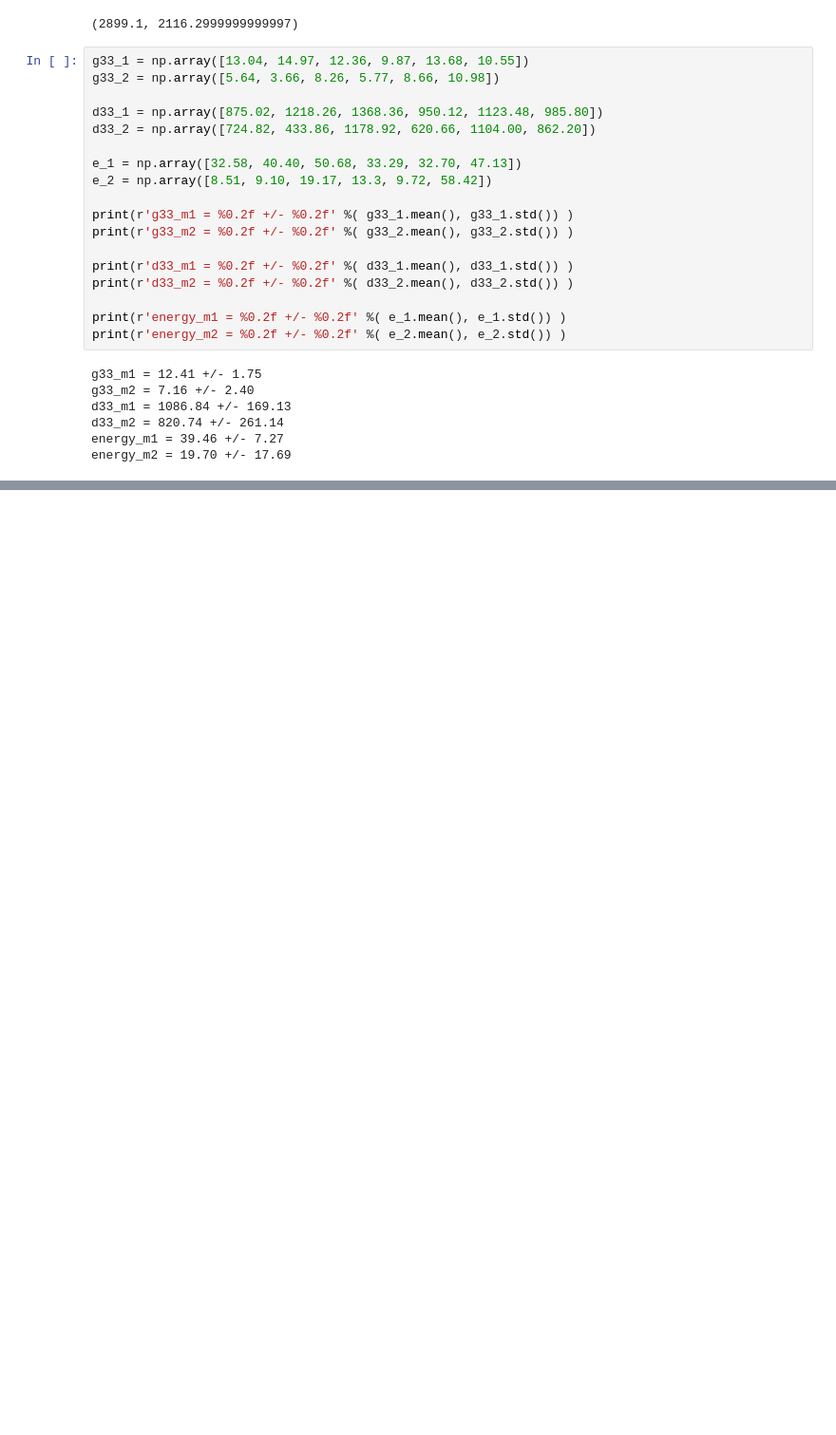
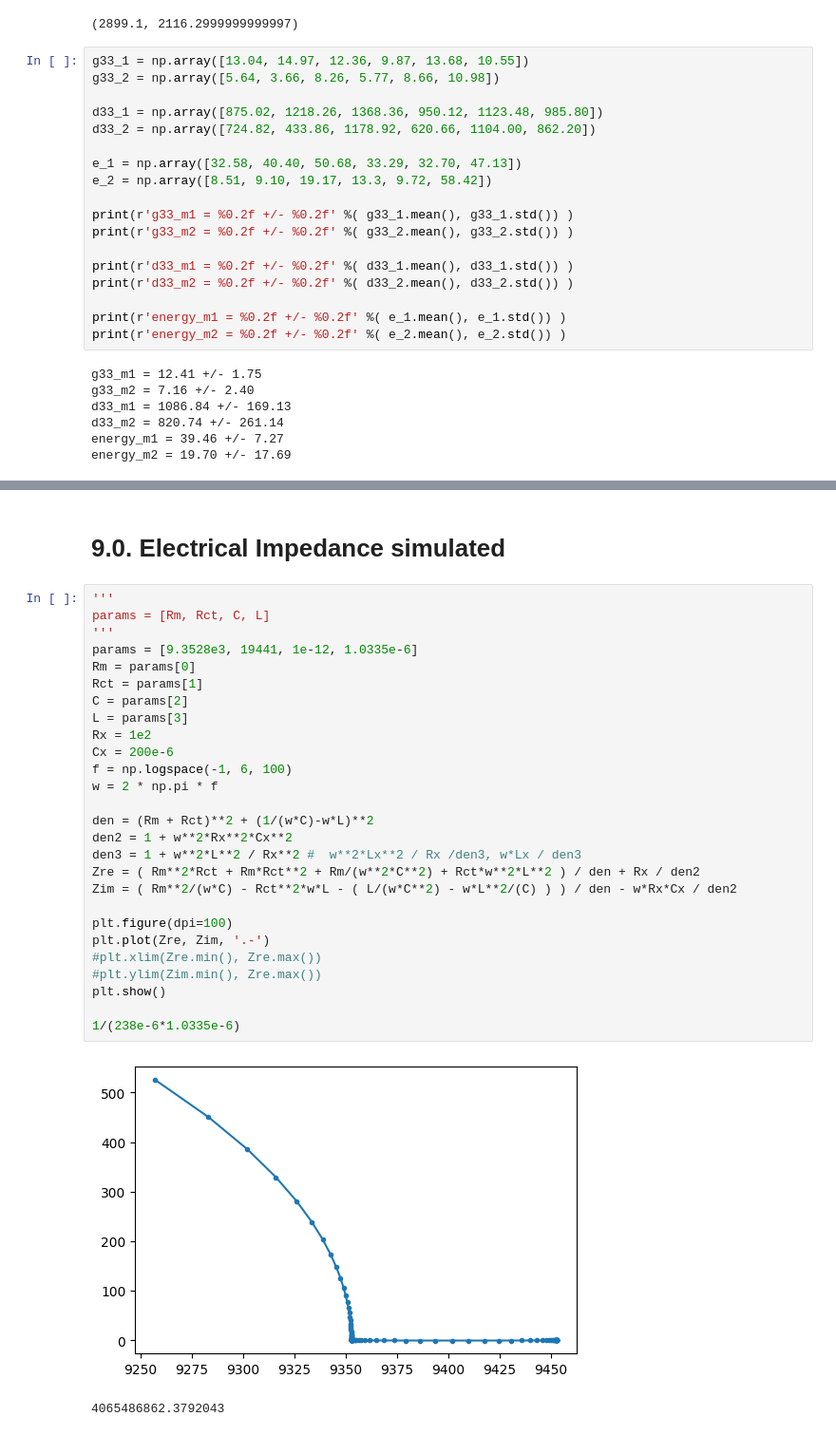
Before and after one commit to dantrica/Py-piezoGO, a Jupyter notebook: analytics_GO.ipynb, the cells around one changed output, grey strips where cells are left out. Shown at 95% size. Saved outputs shown, nothing was run; the diff lists cells and outputs as text; blank space fills up the shorter version.

```diff
--- a/analytics_GO.ipynb
+++ b/analytics_GO.ipynb
@@ -1231,0 +1211,32 @@ Rct_m2 = 6.10 +/- 1.11
+# %% [markdown]
+# 9.0. Electrical Impedance simulated
+# %%
+'''
+params = [Rm, Rct, C, L]
+'''
+params = [9.3528e3, 19441, 1e-12, 1.0335e-6]
+Rm = params[0]
+Rct = params[1]
+C = params[2]
+L = params[3]
+Rx = 1e2
+Cx = 200e-6
+f = np.logspace(-1, 6, 100)
+w = 2 * np.pi * f
+
+den = (Rm + Rct)**2 + (1/(w*C)-w*L)**2
+den2 = 1 + w**2*Rx**2*Cx**2
+den3 = 1 + w**2*L**2 / Rx**2 #  w**2*Lx**2 / Rx /den3, w*Lx / den3
+Zre = ( Rm**2*Rct + Rm*Rct**2 + Rm/(w**2*C**2) + Rct*w**2*L**2 ) / den + Rx / den2
+Zim = ( Rm**2/(w*C) - Rct**2*w*L - ( L/(w*C**2) - w*L**2/(C) ) ) / den - w*Rx*Cx / den2
+
+plt.figure(dpi=100)
+plt.plot(Zre, Zim, '.-')
+#plt.xlim(Zre.min(), Zre.max())
+#plt.ylim(Zim.min(), Zre.max())
+plt.show()
+
+1/(238e-6*1.0335e-6)
+# %% [output]
+[figure, added]
+4065486862.3792043
```
Also changed, not shown: parts of 65 cells of this notebook.
